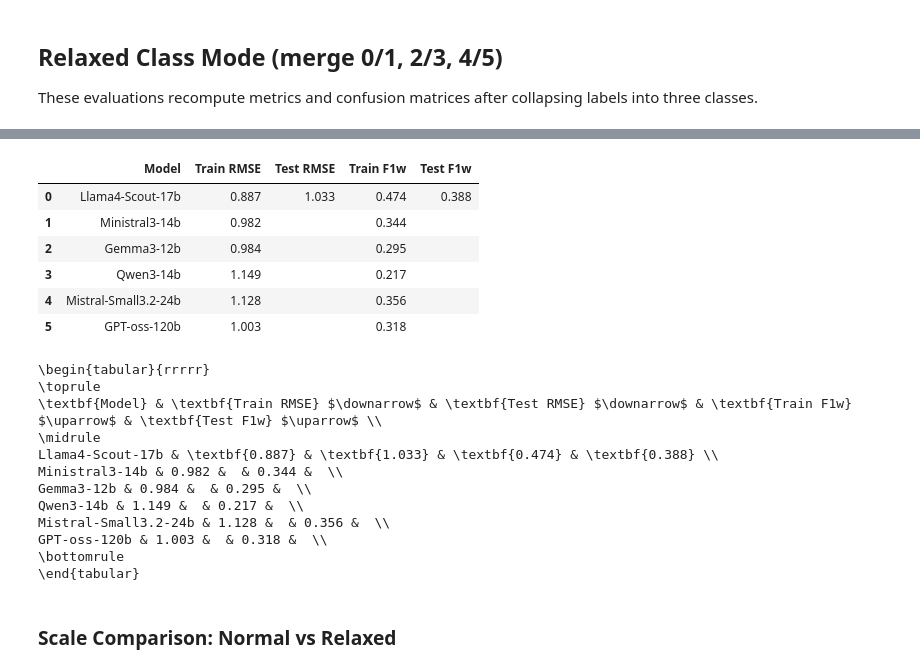
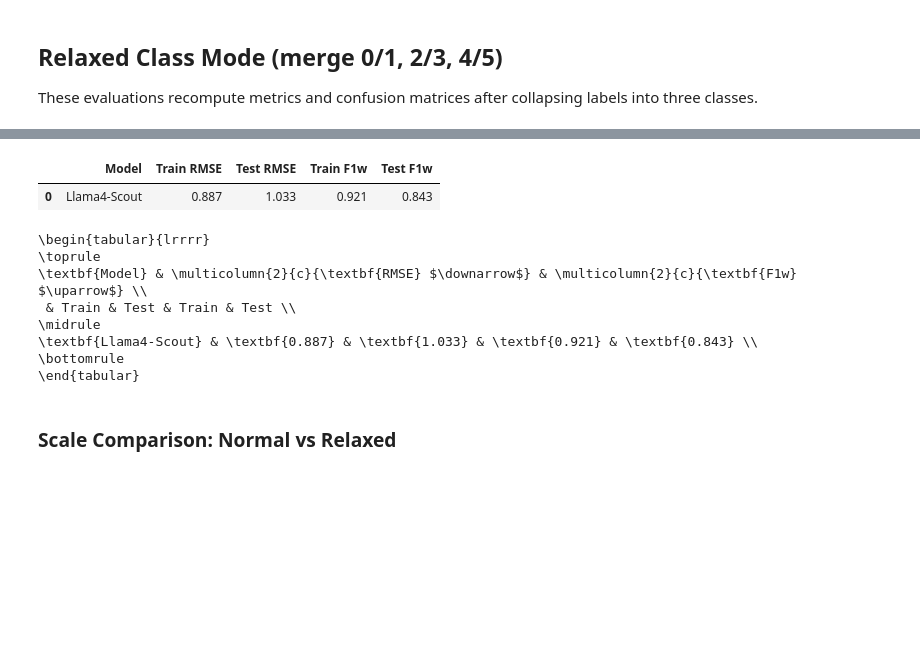
Before and after one commit to itzTerra/vis-desc, a Jupyter notebook: modules/lab/src/evaluation/llm/llm.ipynb, the cells around one changed output, grey strips where cells are left out. Drawn from its saved outputs; the diff is of its cells as text; code cells hidden in the pictures; blank space fills up the shorter version.

```diff
--- a/modules/lab/src/evaluation/llm/llm.ipynb
+++ b/modules/lab/src/evaluation/llm/llm.ipynb
@@ -310,37 +316,28 @@ vis_all_models_plots(
 # %%
 models_with_both = [
     m for m in multiple_models if m.train is not None and m.test is not None
 ]
 model_names = [m.model for m in models_with_both]
 model_groups, show_large_variants = get_llm_model_groups(model_names)
 df_metrics_relaxed = vis_all_models_tables(
     models_with_both,
     ["RMSE", "F1w"],
     ["Train", "Test"],
     model_groups,
     show_large_variants,
-    class_mode="normal",
+    class_mode="neighbor",
 )
 latex_table_relaxed = format_metrics_for_latex(df_metrics_relaxed)
 print(latex_table_relaxed)
 # %% [output]
 |  | Model | Train RMSE | Test RMSE | Train F1w | Test F1w |
-| 0 | Llama4-Scout-17b | 0.887 | 1.033 | 0.474 | 0.388 |
-| 1 | Ministral3-14b | 0.982 |  | 0.344 |  |
-| 2 | Gemma3-12b | 0.984 |  | 0.295 |  |
-| 3 | Qwen3-14b | 1.149 |  | 0.217 |  |
-| 4 | Mistral-Small3.2-24b | 1.128 |  | 0.356 |  |
-| 5 | GPT-oss-120b | 1.003 |  | 0.318 |  |
+| 0 | Llama4-Scout | 0.887 | 1.033 | 0.921 | 0.843 |
-\begin{tabular}{rrrrr}
+\begin{tabular}{lrrrr}
 \toprule
-\textbf{Model} & \textbf{Train RMSE} $\downarrow$ & \textbf{Test RMSE} $\downarrow$ & \textbf{Train F1w} $\uparrow$ & \textbf{Test F1w} $\uparrow$ \\
+\textbf{Model} & \multicolumn{2}{c}{\textbf{RMSE} $\downarrow$} & \multicolumn{2}{c}{\textbf{F1w} $\uparrow$} \\
+ & Train & Test & Train & Test \\
 \midrule
-Llama4-Scout-17b & \textbf{0.887} & \textbf{1.033} & \textbf{0.474} & \textbf{0.388} \\
-Ministral3-14b & 0.982 &  & 0.344 &  \\
-Gemma3-12b & 0.984 &  & 0.295 &  \\
-Qwen3-14b & 1.149 &  & 0.217 &  \\
-Mistral-Small3.2-24b & 1.128 &  & 0.356 &  \\
-GPT-oss-120b & 1.003 &  & 0.318 &  \\
+\textbf{Llama4-Scout} & \textbf{0.887} & \textbf{1.033} & \textbf{0.921} & \textbf{0.843} \\
 \bottomrule
 \end{tabular}
 # %% [markdown]
```
Also changed, not shown: parts of 4 cells of this notebook, 8 other files.
